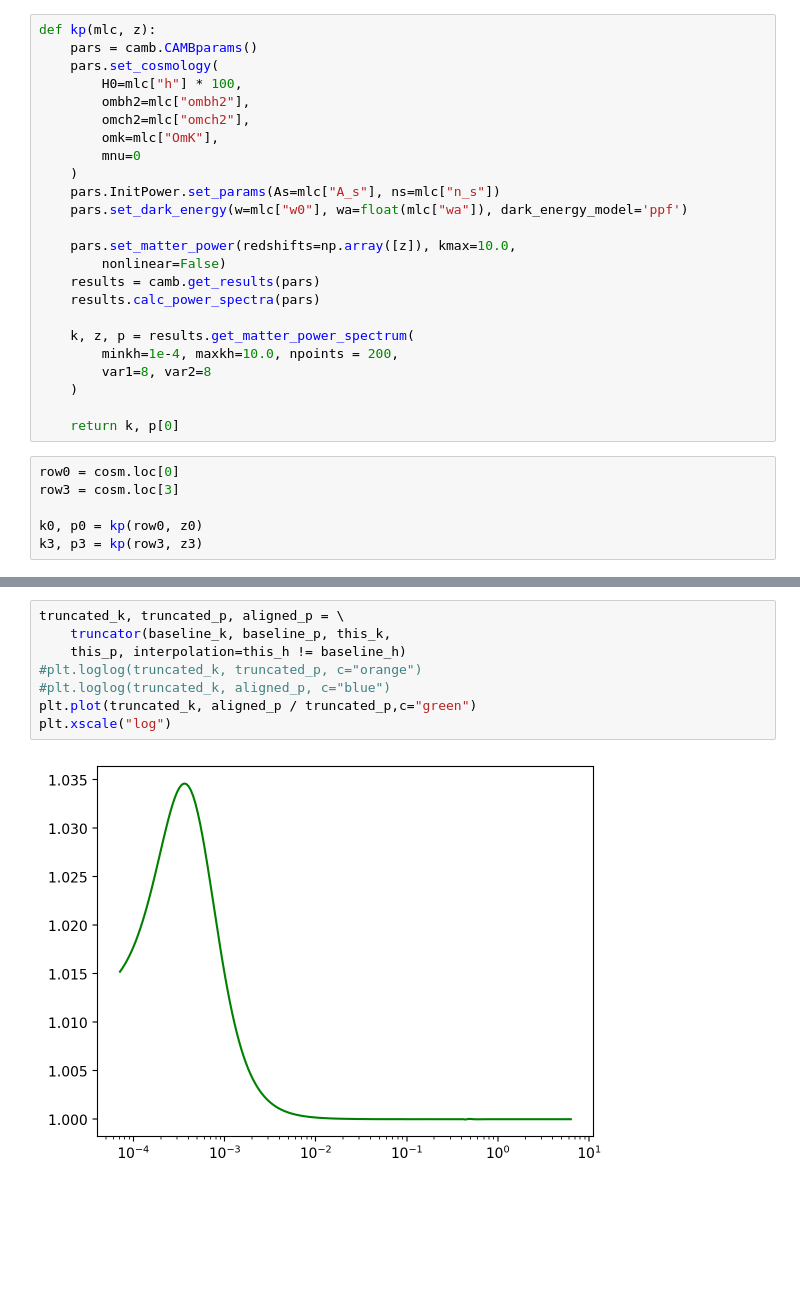
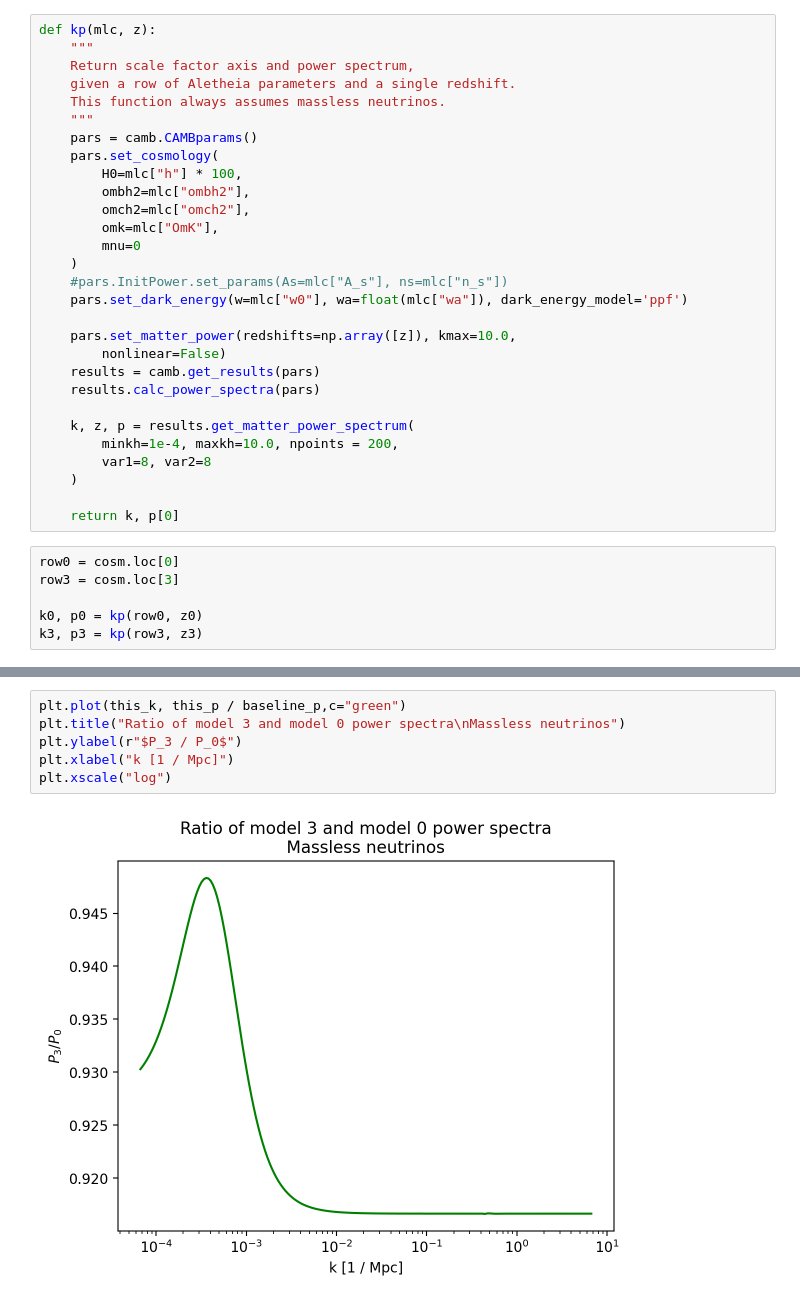
Before and after one commit to 3276908917/Master, a Jupyter notebook: CAMB_demo/massless_debug.ipynb, the cells around one changed output, grey strips where cells are left out. Saved outputs shown, nothing was run; the diff lists cells and outputs as text; blank space fills up the shorter version.

Commit message:
Break lines in pretty notes. Pare down the massless debug a little more to expose the issue more aggressively.

```diff
--- a/CAMB_demo/massless_debug.ipynb
+++ b/CAMB_demo/massless_debug.ipynb
@@ -22,6 +19,11 @@ z0 = 0
 z3 = 0
 # %%
 def kp(mlc, z):
+    """
+    Return scale factor axis and power spectrum,
+    given a row of Aletheia parameters and a single redshift.
+    This function always assumes massless neutrinos.
+    """
     pars = camb.CAMBparams()
     pars.set_cosmology(
         H0=mlc["h"] * 100,
@@ -30,7 +32,7 @@ def kp(mlc, z):
         omk=mlc["OmK"],
         mnu=0
     )
-    pars.InitPower.set_params(As=mlc["A_s"], ns=mlc["n_s"])
+    #pars.InitPower.set_params(As=mlc["A_s"], ns=mlc["n_s"])
     pars.set_dark_energy(w=mlc["w0"], wa=float(mlc["wa"]), dark_energy_model='ppf')
 
     pars.set_matter_power(redshifts=np.array([z]), kmax=10.0,
@@ -94,10 +72,8 @@ def truncator(big_x, big_y, small_x, small_y, interpolation=True):
 # %%
-truncated_k, truncated_p, aligned_p = \
-    truncator(baseline_k, baseline_p, this_k,
-    this_p, interpolation=this_h != baseline_h)
-#plt.loglog(truncated_k, truncated_p, c="orange")
-#plt.loglog(truncated_k, aligned_p, c="blue")
-plt.plot(truncated_k, aligned_p / truncated_p,c="green")
+plt.plot(this_k, this_p / baseline_p,c="green")
+plt.title("Ratio of model 3 and model 0 power spectra\nMassless neutrinos")
+plt.ylabel(r"$P_3 / P_0$")
+plt.xlabel("k [1 / Mpc]")
 plt.xscale("log")
 # %% [output]
-[figure, old version]
+[figure, new version]
```
Also changed, not shown: parts of 4 cells of this notebook, 3 other files.
